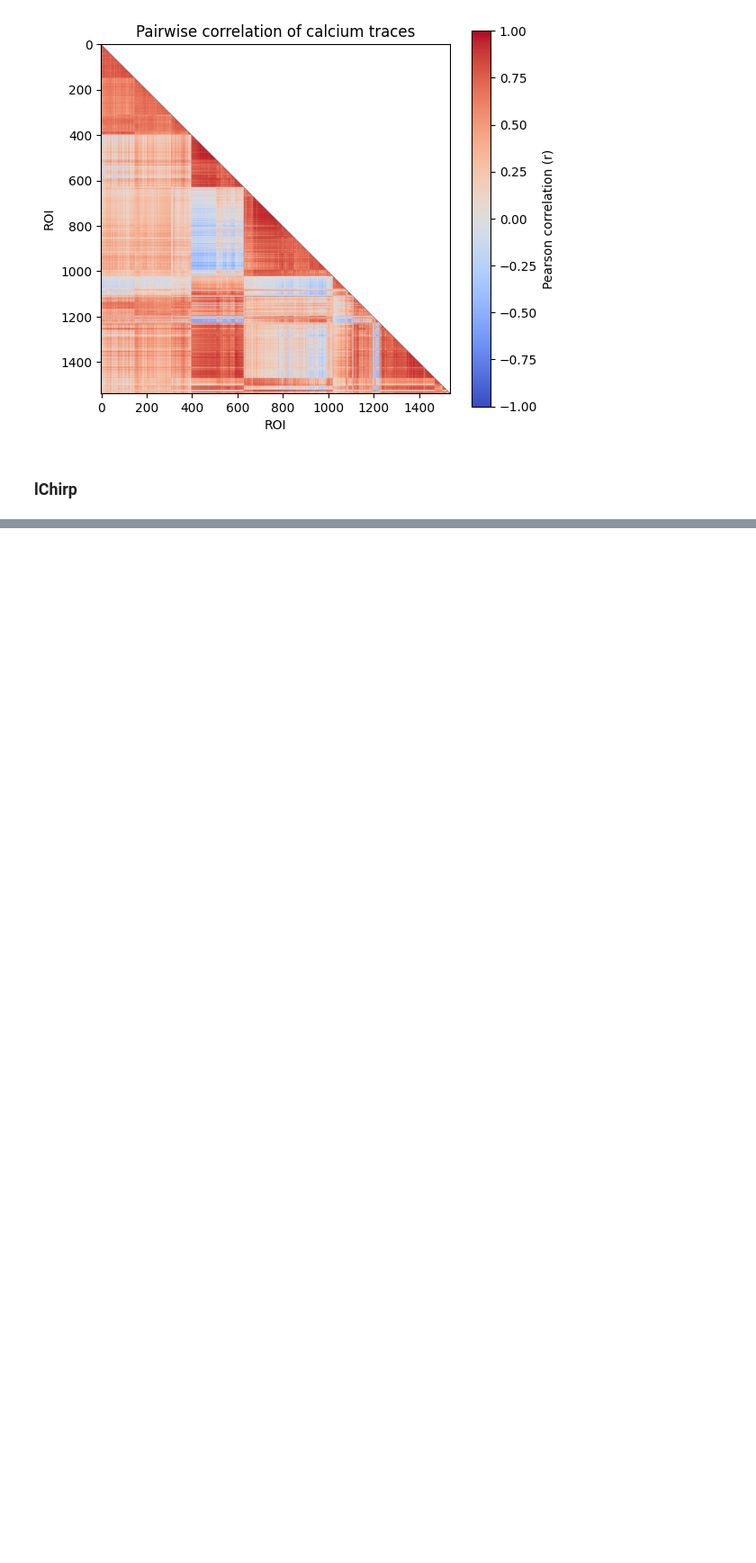
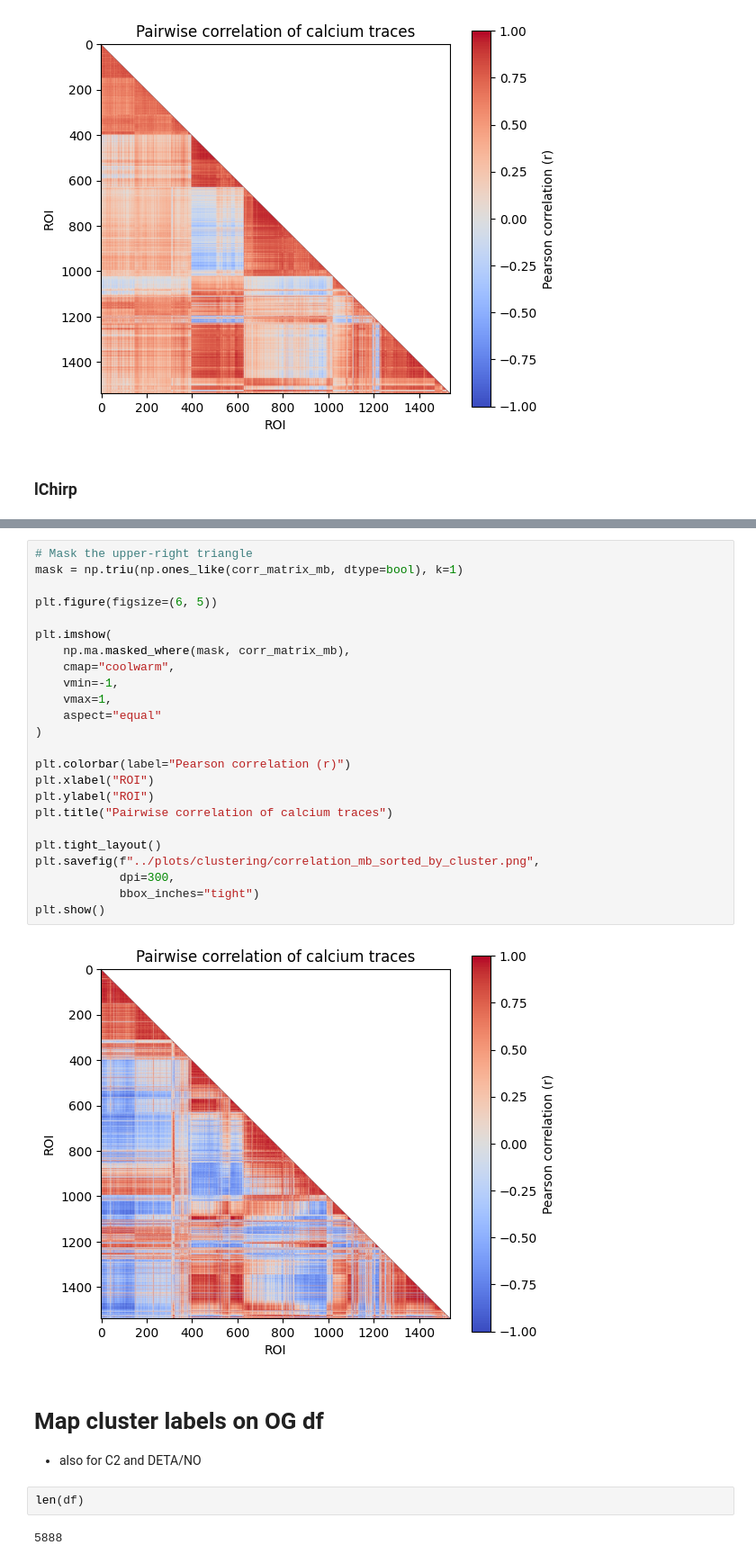
Before and after one commit to FloskelSalomon/amacrine_cells_neuromodulation, a Jupyter notebook: notebooks/light_stimulus/Clustering.ipynb, the cells around one changed output, grey strips where cells are left out. Shown at 90% size. Saved outputs shown, nothing was run; the diff lists cells and outputs as text; blank space fills up the shorter version.

```diff
--- a/notebooks/light_stimulus/Clustering.ipynb
+++ b/notebooks/light_stimulus/Clustering.ipynb
@@ -813,0 +846,34 @@ plt.show()
+# %%
+# Mask the upper-right triangle
+mask = np.triu(np.ones_like(corr_matrix_mb, dtype=bool), k=1)
+
+plt.figure(figsize=(6, 5))
+
+plt.imshow(
+    np.ma.masked_where(mask, corr_matrix_mb),
+    cmap="coolwarm",
+    vmin=-1,
+    vmax=1,
+    aspect="equal"
+)
+
+plt.colorbar(label="Pearson correlation (r)")
+plt.xlabel("ROI")
+plt.ylabel("ROI")
+plt.title("Pairwise correlation of calcium traces")
+
+plt.tight_layout()
+plt.savefig(f"../plots/clustering/correlation_mb_sorted_by_cluster.png",
+            dpi=300,
+            bbox_inches="tight")
+plt.show()
+# %% [output]
+[figure, added]
+# %% [markdown]
+# Map cluster labels on OG df
+
+- also for C2 and DETA/NO
+# %%
+len(df)
+# %% [output]
+5888
```
Also changed, not shown: parts of 16 cells of this notebook, 3 other files.
